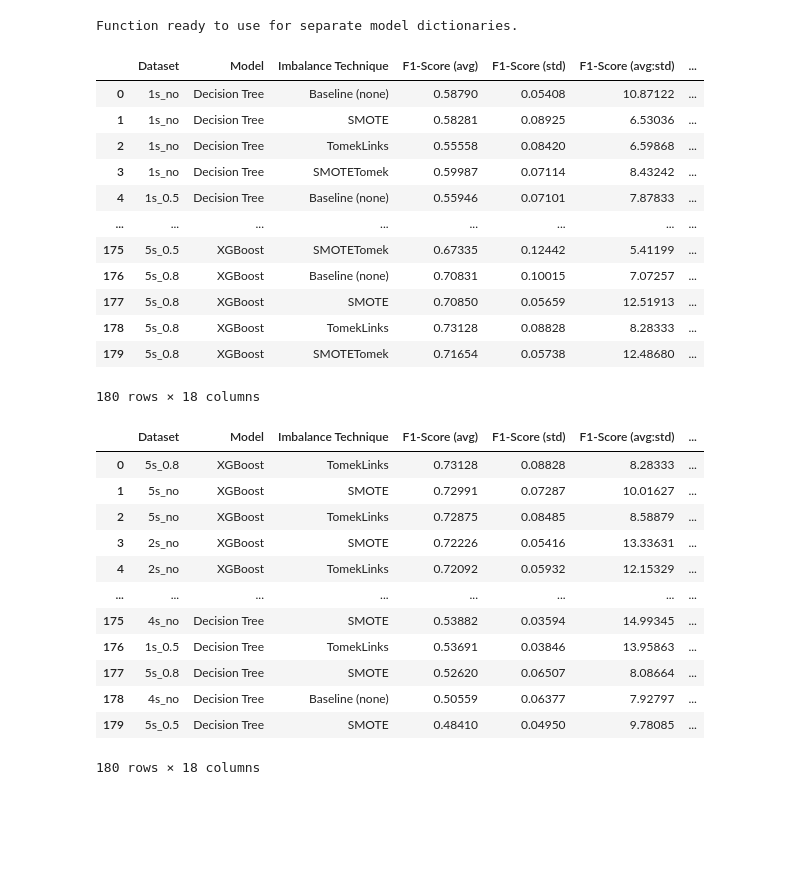
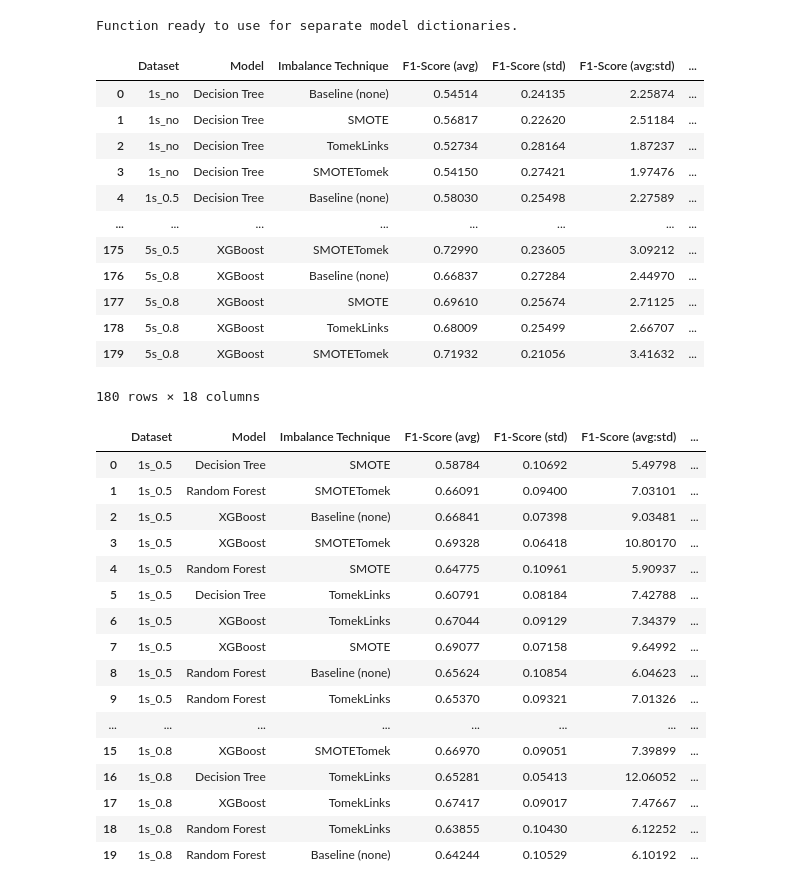
Before and after one commit to edumabagraham/uropatch-data-analysis, a Jupyter notebook: deployable/stage_3_selection.ipynb, the cells around one changed output. Cells and saved outputs as stored; diff of their text form; code cells hidden in the pictures; blank space fills up the shorter version.

```diff
--- a/deployable/stage_3_selection.ipynb
+++ b/deployable/stage_3_selection.ipynb
@@ -2,11 +2,11 @@
 import pickle
 import pandas as pd
 # %%
-with open('/home/edumaba/Public/MPhil_Thesis/Code/uropatch-data-analysis/deployable/data/training_results/dt_cv_results_5_fold_stratified.pkl', 'rb') as f:
+with open('/home/edumaba/Public/MPhil_Thesis/Code/uropatch-data-analysis/deployable/data/training_results/dt_cv_results_10_fold_logo.pkl', 'rb') as f:
     dt_results = pickle.load(f)
-with open('/home/edumaba/Public/MPhil_Thesis/Code/uropatch-data-analysis/deployable/data/training_results/rf_cv_results_5_fold_stratified.pkl', 'rb') as f:
+with open('/home/edumaba/Public/MPhil_Thesis/Code/uropatch-data-analysis/deployable/data/training_results/rf_cv_results_10_fold_logo.pkl', 'rb') as f:
     rf_results = pickle.load(f)
-with open('/home/edumaba/Public/MPhil_Thesis/Code/uropatch-data-analysis/deployable/data/training_results/xgb_cv_results_5_fold_stratified.pkl', 'rb') as f:
+with open('/home/edumaba/Public/MPhil_Thesis/Code/uropatch-data-analysis/deployable/data/training_results/xgb_cv_results_10_fold_logo.pkl', 'rb') as f:
     xgb_results = pickle.load(f)
 # %%
 imb_tech = ['none', 'oversample_smote', 'undersample_tomek_links', 'combined_smote_tomek']
@@ -112,33 +112,37 @@ df = format_cv_results_separate_models(all_results, imb_tech, models)
 df
 # %% [output]
 |  | Dataset | Model | Imbalance Technique | F1-Score (avg) | F1-Score (std) | F1-Score (avg:std) | ... |
-| 0 | 1s_no | Decision Tree | Baseline (none) | 0.58790 | 0.05408 | 10.87122 | ... |
-| 1 | 1s_no | Decision Tree | SMOTE | 0.58281 | 0.08925 | 6.53036 | ... |
-| 2 | 1s_no | Decision Tree | TomekLinks | 0.55558 | 0.08420 | 6.59868 | ... |
-| 3 | 1s_no | Decision Tree | SMOTETomek | 0.59987 | 0.07114 | 8.43242 | ... |
-| 4 | 1s_0.5 | Decision Tree | Baseline (none) | 0.55946 | 0.07101 | 7.87833 | ... |
+| 0 | 1s_no | Decision Tree | Baseline (none) | 0.54514 | 0.24135 | 2.25874 | ... |
+| 1 | 1s_no | Decision Tree | SMOTE | 0.56817 | 0.22620 | 2.51184 | ... |
+| 2 | 1s_no | Decision Tree | TomekLinks | 0.52734 | 0.28164 | 1.87237 | ... |
+| 3 | 1s_no | Decision Tree | SMOTETomek | 0.54150 | 0.27421 | 1.97476 | ... |
+| 4 | 1s_0.5 | Decision Tree | Baseline (none) | 0.58030 | 0.25498 | 2.27589 | ... |
 | ... | ... | ... | ... | ... | ... | ... | ... |
-| 175 | 5s_0.5 | XGBoost | SMOTETomek | 0.67335 | 0.12442 | 5.41199 | ... |
-| 176 | 5s_0.8 | XGBoost | Baseline (none) | 0.70831 | 0.10015 | 7.07257 | ... |
-| 177 | 5s_0.8 | XGBoost | SMOTE | 0.70850 | 0.05659 | 12.51913 | ... |
-| 178 | 5s_0.8 | XGBoost | TomekLinks | 0.73128 | 0.08828 | 8.28333 | ... |
-| 179 | 5s_0.8 | XGBoost | SMOTETomek | 0.71654 | 0.05738 | 12.48680 | ... |
+| 175 | 5s_0.5 | XGBoost | SMOTETomek | 0.72990 | 0.23605 | 3.09212 | ... |
+| 176 | 5s_0.8 | XGBoost | Baseline (none) | 0.66837 | 0.27284 | 2.44970 | ... |
+| 177 | 5s_0.8 | XGBoost | SMOTE | 0.69610 | 0.25674 | 2.71125 | ... |
+| 178 | 5s_0.8 | XGBoost | TomekLinks | 0.68009 | 0.25499 | 2.66707 | ... |
+| 179 | 5s_0.8 | XGBoost | SMOTETomek | 0.71932 | 0.21056 | 3.41632 | ... |
 180 rows × 18 columns
 # %%
-df_sorted_f1_score = df.sort_values(by='F1-Score (avg)', ascending=False).reset_index(drop=True)
-df_sorted_f1_score
+df_sorted_f1_score = df.sort_values(by='Dataset', ascending=True).reset_index(drop=True)
+df_sorted_f1_score.head(20)
 # %% [output]
 |  | Dataset | Model | Imbalance Technique | F1-Score (avg) | F1-Score (std) | F1-Score (avg:std) | ... |
-| 0 | 5s_0.8 | XGBoost | TomekLinks | 0.73128 | 0.08828 | 8.28333 | ... |
-| 1 | 5s_no | XGBoost | SMOTE | 0.72991 | 0.07287 | 10.01627 | ... |
-| 2 | 5s_no | XGBoost | TomekLinks | 0.72875 | 0.08485 | 8.58879 | ... |
-| 3 | 2s_no | XGBoost | SMOTE | 0.72226 | 0.05416 | 13.33631 | ... |
-| 4 | 2s_no | XGBoost | TomekLinks | 0.72092 | 0.05932 | 12.15329 | ... |
+| 0 | 1s_0.5 | Decision Tree | SMOTE | 0.58784 | 0.10692 | 5.49798 | ... |
+| 1 | 1s_0.5 | Random Forest | SMOTETomek | 0.66091 | 0.09400 | 7.03101 | ... |
+| 2 | 1s_0.5 | XGBoost | Baseline (none) | 0.66841 | 0.07398 | 9.03481 | ... |
+| 3 | 1s_0.5 | XGBoost | SMOTETomek | 0.69328 | 0.06418 | 10.80170 | ... |
+| 4 | 1s_0.5 | Random Forest | SMOTE | 0.64775 | 0.10961 | 5.90937 | ... |
+| 5 | 1s_0.5 | Decision Tree | TomekLinks | 0.60791 | 0.08184 | 7.42788 | ... |
+| 6 | 1s_0.5 | XGBoost | TomekLinks | 0.67044 | 0.09129 | 7.34379 | ... |
+| 7 | 1s_0.5 | XGBoost | SMOTE | 0.69077 | 0.07158 | 9.64992 | ... |
+| 8 | 1s_0.5 | Random Forest | Baseline (none) | 0.65624 | 0.10854 | 6.04623 | ... |
+| 9 | 1s_0.5 | Random Forest | TomekLinks | 0.65370 | 0.09321 | 7.01326 | ... |
 | ... | ... | ... | ... | ... | ... | ... | ... |
-| 175 | 4s_no | Decision Tree | SMOTE | 0.53882 | 0.03594 | 14.99345 | ... |
-| 176 | 1s_0.5 | Decision Tree | TomekLinks | 0.53691 | 0.03846 | 13.95863 | ... |
-| 177 | 5s_0.8 | Decision Tree | SMOTE | 0.52620 | 0.06507 | 8.08664 | ... |
-| 178 | 4s_no | Decision Tree | Baseline (none) | 0.50559 | 0.06377 | 7.92797 | ... |
-| 179 | 5s_0.5 | Decision Tree | SMOTE | 0.48410 | 0.04950 | 9.78085 | ... |
+| 15 | 1s_0.8 | XGBoost | SMOTETomek | 0.66970 | 0.09051 | 7.39899 | ... |
+| 16 | 1s_0.8 | Decision Tree | TomekLinks | 0.65281 | 0.05413 | 12.06052 | ... |
+| 17 | 1s_0.8 | XGBoost | TomekLinks | 0.67417 | 0.09017 | 7.47667 | ... |
+| 18 | 1s_0.8 | Random Forest | TomekLinks | 0.63855 | 0.10430 | 6.12252 | ... |
+| 19 | 1s_0.8 | Random Forest | Baseline (none) | 0.64244 | 0.10529 | 6.10192 | ... |
-180 rows × 18 columns
 # %%
```
Also changed, not shown: parts of 6 cells of this notebook, 29 other files.
